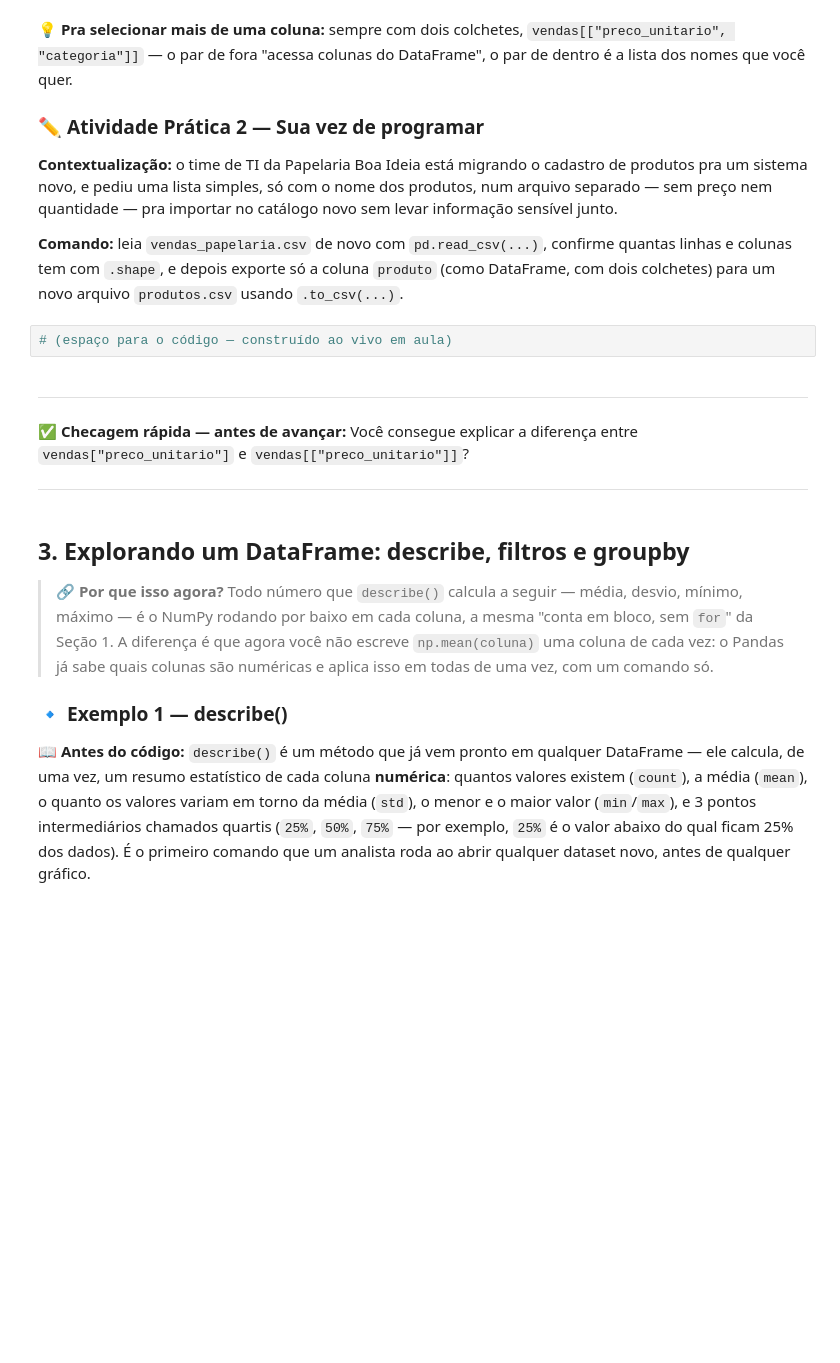
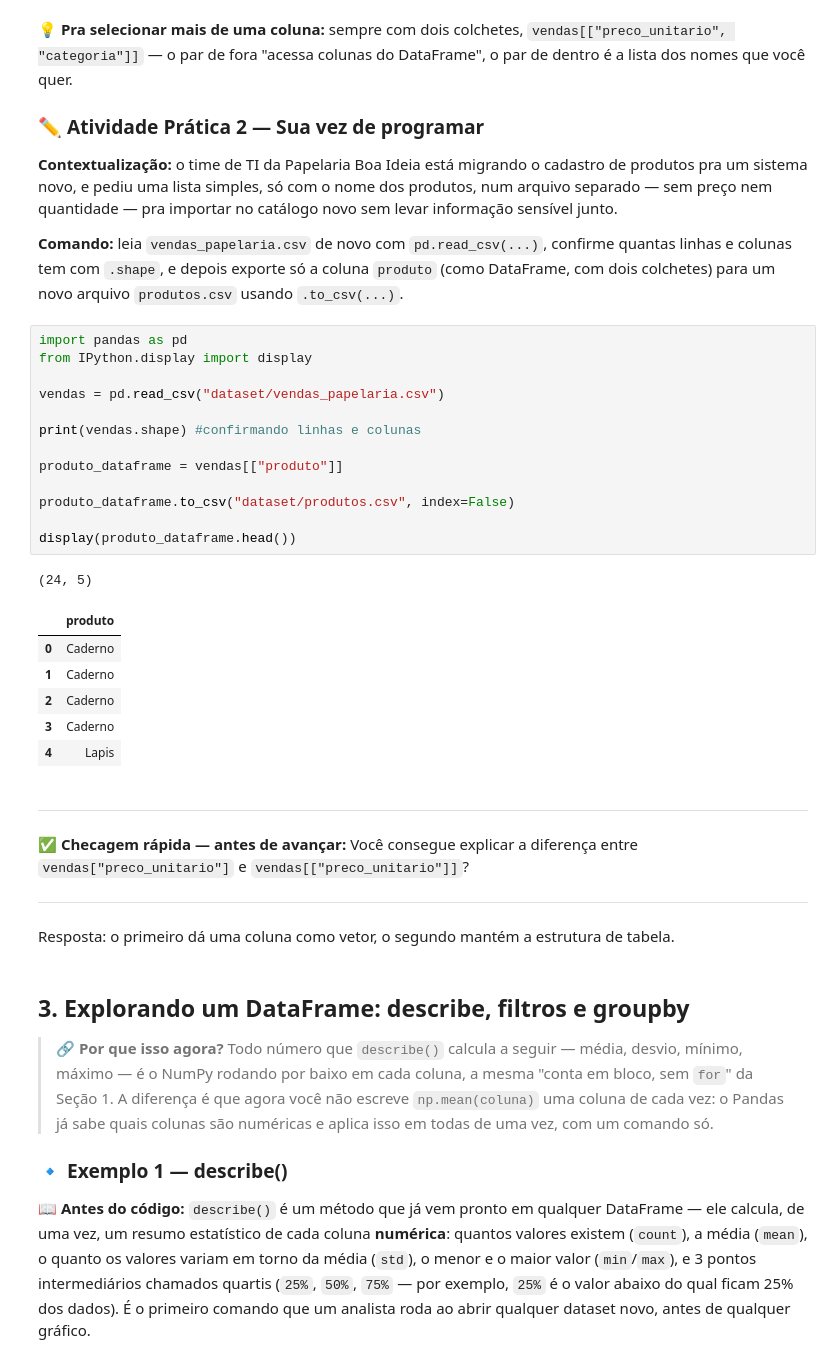
Before and after one commit to claudinha08/analise-de-dados-python, a Jupyter notebook: Semana05/Aluno/notebook_colab.ipynb, the cells around one changed output. Drawn from its saved outputs; the diff is of its cells as text; blank space fills up the shorter version.

```diff
--- a/Semana05/Aluno/notebook_colab.ipynb
+++ b/Semana05/Aluno/notebook_colab.ipynb
@@ -325,13 +452,34 @@ print(type(precos_dataframe))
 
 **Comando:** leia `vendas_papelaria.csv` de novo com `pd.read_csv(...)`, confirme quantas linhas e colunas tem com `.shape`, e depois exporte só a coluna `produto` (como DataFrame, com dois colchetes) para um novo arquivo `produtos.csv` usando `.to_csv(...)`.
 # %%
-# (espaço para o código — construído ao vivo em aula)
+import pandas as pd
+from IPython.display import display
+
+vendas = pd.read_csv("dataset/vendas_papelaria.csv")
+
+print(vendas.shape) #confirmando linhas e colunas
+
+produto_dataframe = vendas[["produto"]]
+
+produto_dataframe.to_csv("dataset/produtos.csv", index=False)
+
+display(produto_dataframe.head())
+# %% [output]
+(24, 5)
+|  | produto |
+| 0 | Caderno |
+| 1 | Caderno |
+| 2 | Caderno |
+| 3 | Caderno |
+| 4 | Lapis |
 # %% [markdown]
 ---
 ✅ **Checagem rápida — antes de avançar:**
 Você consegue explicar a diferença entre `vendas["preco_unitario"]` e `vendas[["preco_unitario"]]`?
 
 ---
+# %% [markdown]
+Resposta: o primeiro dá uma coluna como vetor, o segundo mantém a estrutura de tabela.
 # %% [markdown]
 ## 3. Explorando um DataFrame: describe, filtros e groupby
 
```
Also changed, not shown: parts of 34 cells of this notebook, 11 other files.
